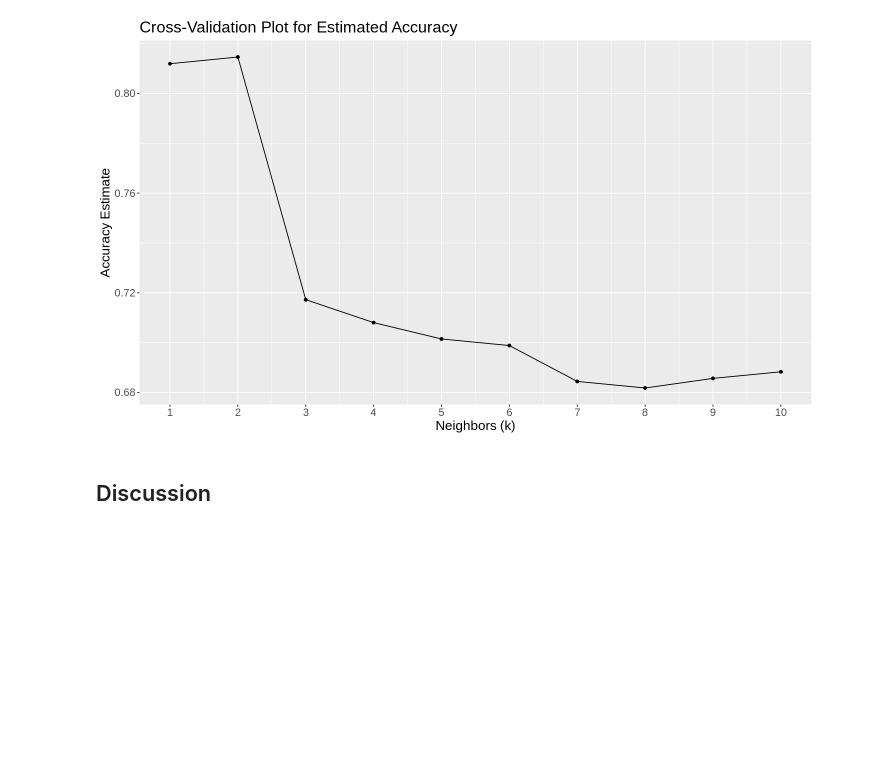
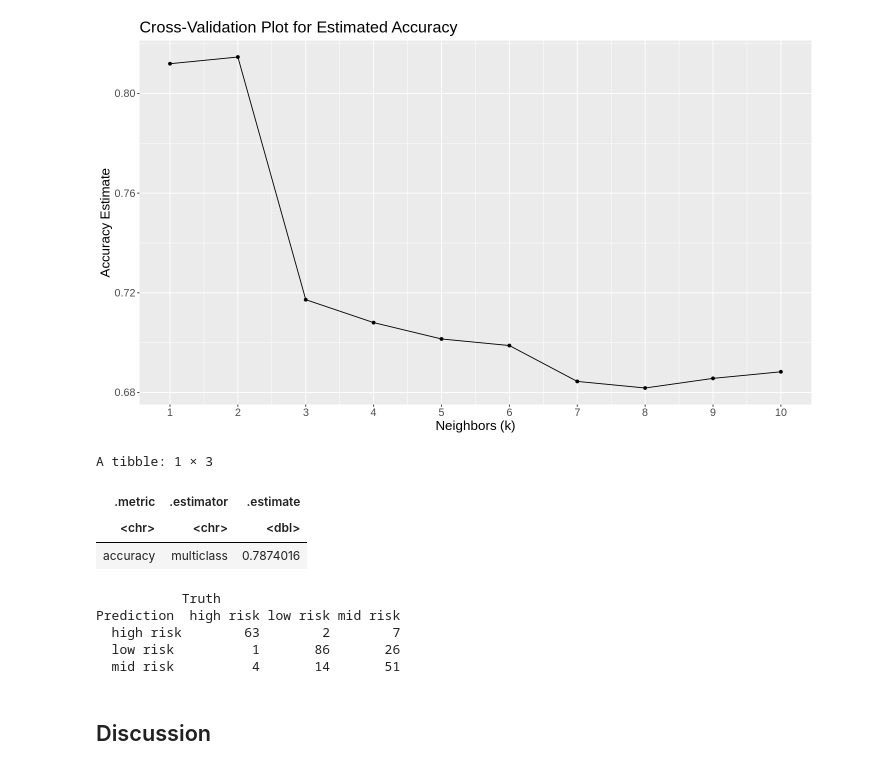
Before and after one commit to rukabii/dsci-100-group-project-006-29, a Jupyter notebook: Group_Project_Report.ipynb, the cells around one changed output. Saved outputs shown, nothing was run; the diff lists cells and outputs as text; code cells hidden in the pictures; blank space fills up the shorter version.

Commit message:
Used k=2 to retrain model and analyze/evaluate

```diff
--- a/Group_Project_Report.ipynb
+++ b/Group_Project_Report.ipynb
@@ -225,6 +225,43 @@ cross_val_plot <- accuracies |>
 cross_val_plot
 # %% [output]
 [figure]
+# %%
+# choose k = 2
+
+# create knn model specification with chosen k
+final_spec <- nearest_neighbor(weight_func = "rectangular",
+                               neighbors = 2) |>
+    set_engine("kknn") |>
+    set_mode("classification")
+
+# analysis
+final_results <- workflow() |>
+    add_recipe(maternity_recipe) |>
+    add_model(final_spec) |>
+    fit(data = maternity_train) |>
+    predict(maternity_test) |>
+    bind_cols(maternity_test)
+
+# extracting model's accuracy
+final_accuracy <- final_results |>
+    metrics(truth = RiskLevel, estimate = .pred_class) |>
+    filter(.metric == "accuracy")
+final_accuracy
+
+# extracting model's confusion matrix
+final_conf_mat <- final_results |>
+    conf_mat(truth = RiskLevel, estimate = .pred_class)
+final_conf_mat
+# %% [output]
+A tibble: 1 × 3
+| .metric | .estimator | .estimate |
+| <chr> | <chr> | <dbl> |
+| accuracy | multiclass | 0.7874016 |
+           Truth
+Prediction  high risk low risk mid risk
+  high risk        63        2        7
+  low risk          1       86       26
+  mid risk          4       14       51
 # %% [markdown]
 ## Discussion
 # %% [markdown]
```
